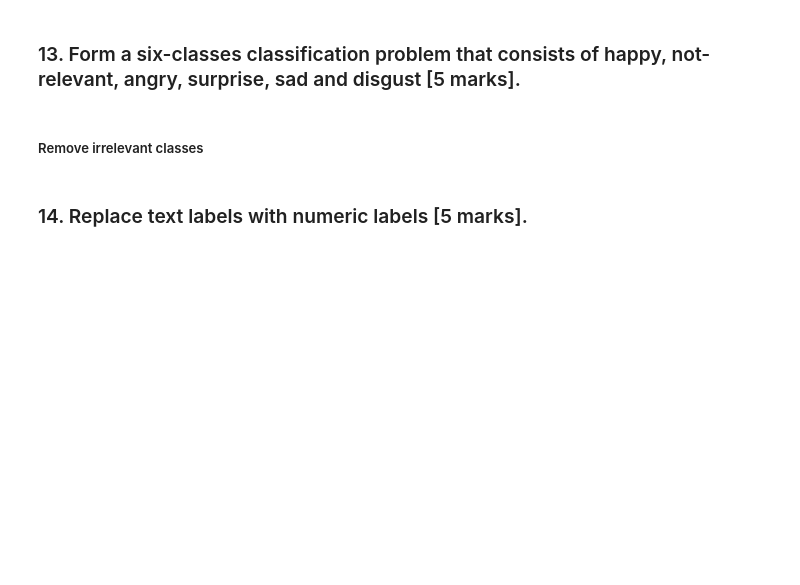
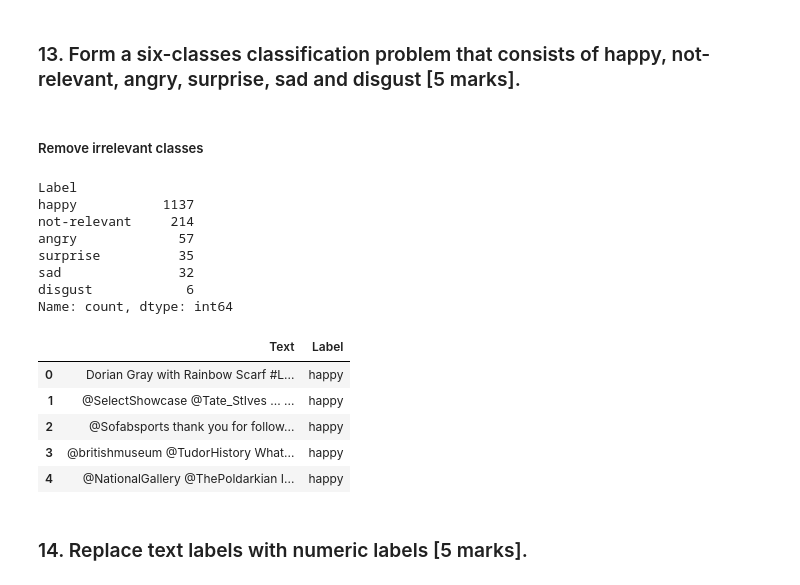
Before and after one commit to Combtz/AIandMachineLearning, a Jupyter notebook: A2/Assignment 2 Script.ipynb, the cells around one changed output. Cells and saved outputs as stored; diff of their text form; code cells hidden in the pictures; blank space fills up the shorter version.

```diff
--- a/A2/Assignment 2 Script.ipynb
+++ b/A2/Assignment 2 Script.ipynb
@@ -325,5 +348,25 @@ In the second part of the assignment, you are suppossed to perform sentiment ana
 ### 13. Form a six-classes classification problem that consists of happy, not-relevant, angry, surprise, sad and disgust [5 marks].
 # %% [markdown]
 ##### Remove irrelevant classes
+# %%
+target_classes = ["happy", "not-relevant", "angry", "surprise", "sad", "disgust"]
+df_stripped = df_multi[df_multi["Label"].isin(target_classes)]
+df_stripped = df_stripped[["Text", "Label"]]
+print(df_stripped["Label"].value_counts())
+# %% [output]
+Label
+happy           1137
+not-relevant     214
+angry             57
+surprise          35
+sad               32
+disgust            6
+Name: count, dtype: int64
+|  | Text | Label |
+| 0 | Dorian Gray with Rainbow Scarf #L... | happy |
+| 1 | @SelectShowcase @Tate_StIves ... ... | happy |
+| 2 | @Sofabsports thank you for follow... | happy |
+| 3 | @britishmuseum @TudorHistory What... | happy |
+| 4 | @NationalGallery @ThePoldarkian I... | happy |
 # %% [markdown]
 ### 14. Replace text labels with numeric labels [5 marks].
```
Also changed, not shown: parts of 14 cells of this notebook.
